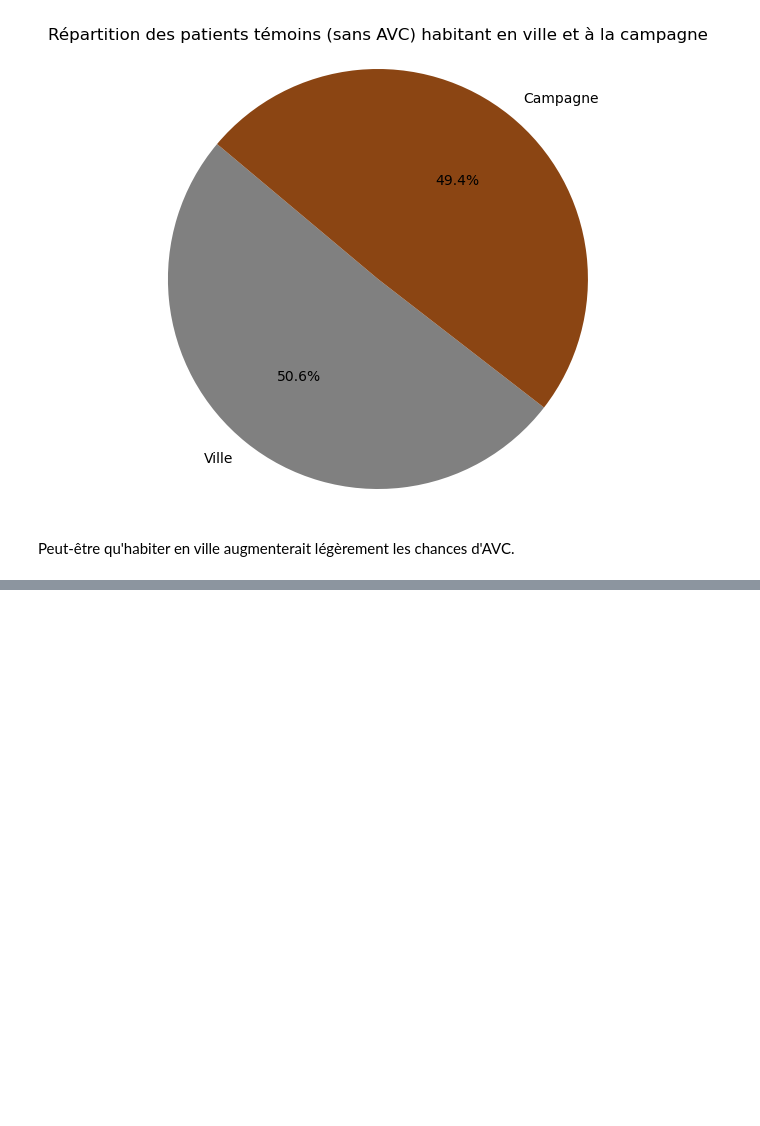
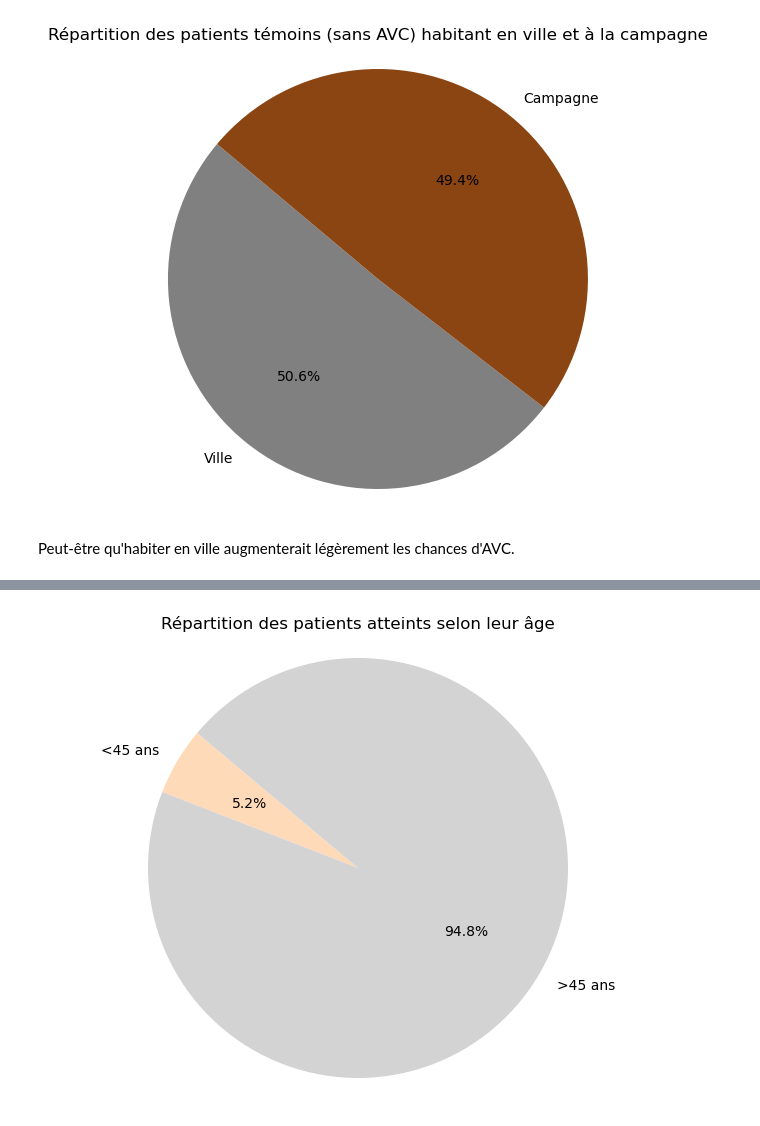
Before and after one commit to Antho-SJ/strocke-alert, a Jupyter notebook: Asj.ipynb, the cells around one changed output, grey strips where cells are left out. Saved outputs shown, nothing was run; the diff lists cells and outputs as text; code cells hidden in the pictures; blank space fills up the shorter version.

```diff
--- a/Asj.ipynb
+++ b/Asj.ipynb
@@ -211,0 +234,15 @@ Peut-être qu'habiter en ville augmenterait légèrement les chances d'AVC.
+# %%
+jeunes = (df_patient_avc['age'] <= 45).sum()
+vieux = (df_patient_avc['age'] > 45).sum()
+
+nombre_patients = [jeunes, vieux]
+labels = ['<45 ans', '>45 ans']
+colors = ['#FFDAB9', 'lightgrey']
+
+plt.figure(figsize=(8, 6))
+plt.pie(nombre_patients, labels=labels, colors=colors, autopct='%1.1f%%', startangle=140)
+plt.title('Répartition des patients atteints selon leur âge')
+plt.axis('equal')
+plt.show()
+# %% [output]
+[figure, added]
```
Also changed, not shown: parts of 5 cells of this notebook.
